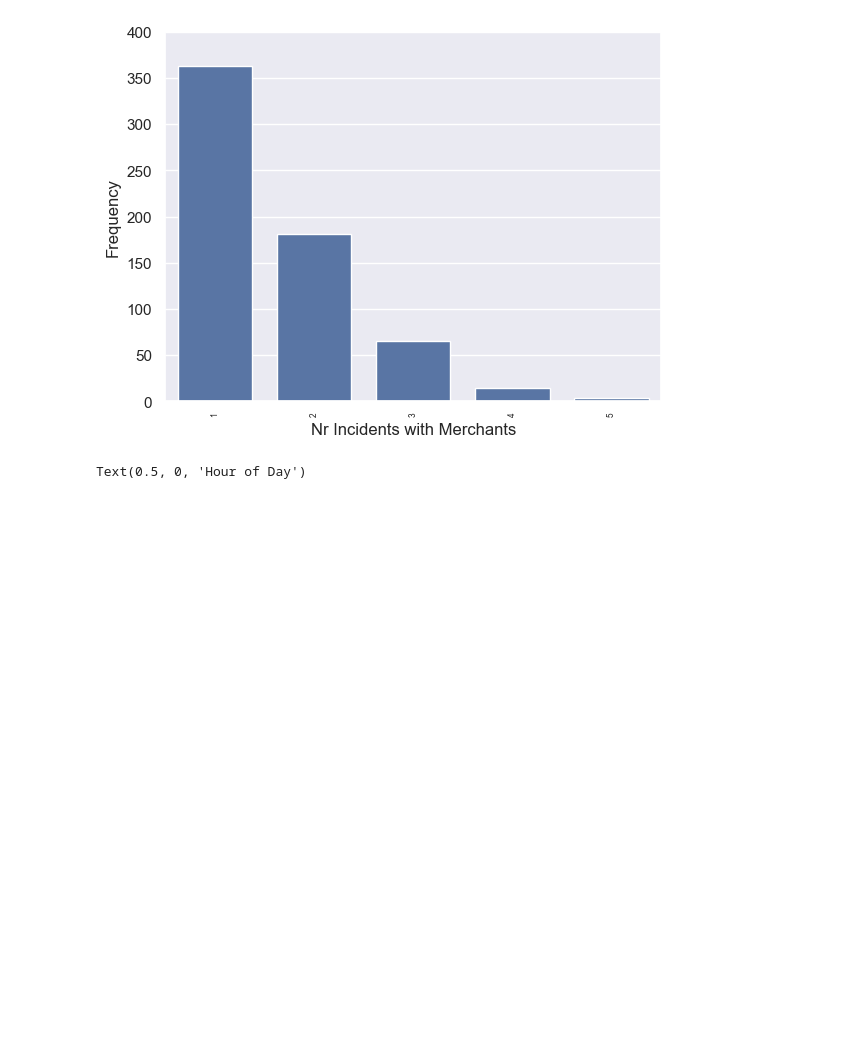
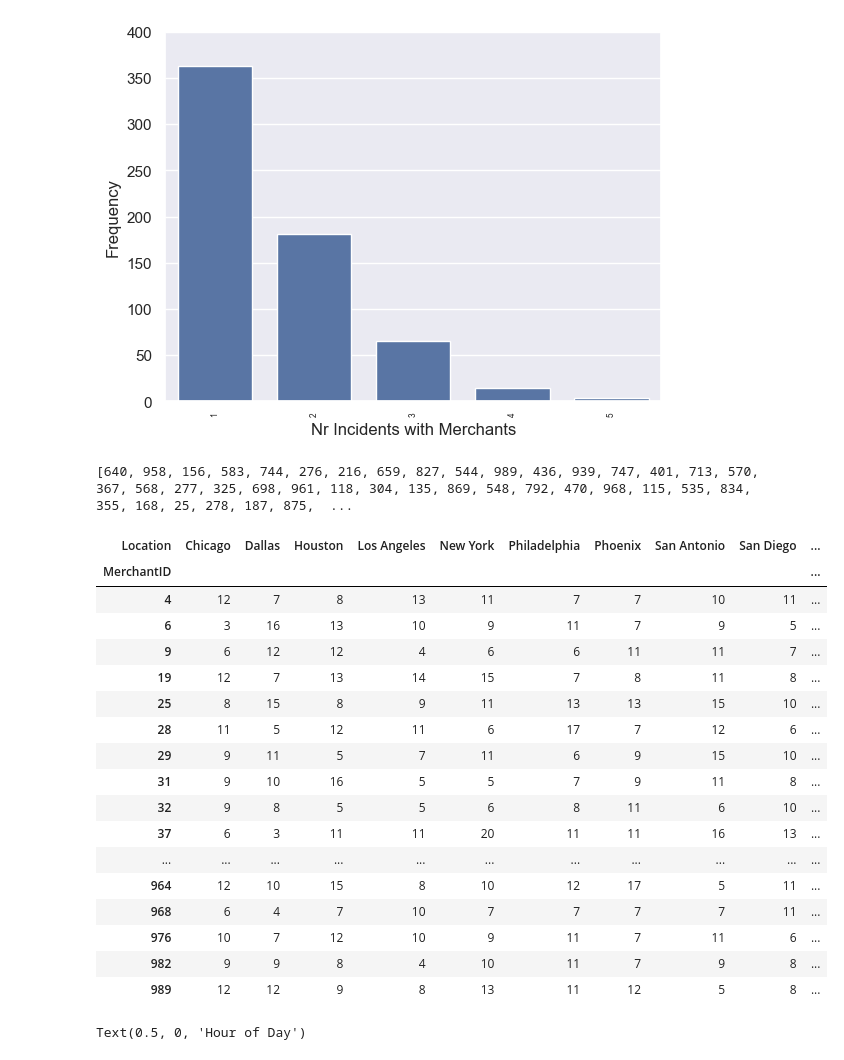
Before and after one commit to dalgurnawi/machine_learning, a Jupyter notebook: fraud_data.ipynb, the cells around one changed output. Saved outputs shown, nothing was run; the diff lists cells and outputs as text; code cells hidden in the pictures; blank space fills up the shorter version.

```diff
--- a/fraud_data.ipynb
+++ b/fraud_data.ipynb
@@ -421,6 +423,47 @@ loc_plot.set_xlabel("Nr Incidents with Merchants", fontsize=12)  # Use a reasona
 # %% [output]
 Text(0.5, 0, 'Nr Incidents with Merchants')
 [figure]
+# %%
+pd.set_option('display.max_rows', 1000)
+# Step 1: Filter to only fraud cases
+fraud_df = df[df['IsFraud'] == 1]
+
+# Step 2: Count fraud cases per merchant
+fraud_counts = fraud_df['MerchantID'].value_counts()
+#print(fraud_counts)
+# Step 3: Filter to merchants with more than one fraud case
+merchants_with_multiple_frauds = fraud_counts[fraud_counts > 1].index
+#print(merchants_with_multiple_frauds)
+fraud_list = merchants_with_multiple_frauds.to_list()
+print(fraud_list)
+# Step 4: Filter original DataFrame for those merchants
+result_df = df[df['MerchantID'].isin(merchants_with_multiple_frauds)]
+
+
+#pd.pivot_table(result_df, index='MerchantID', columns='Location', values='IsFraud', aggfunc='count')
+# %% [output]
+[640, 958, 156, 583, 744, 276, 216, 659, 827, 544, 989, 436, 939, 747, 401, 713, 570, 367, 568, 277, 325, 698, 961, 118, 304, 135, 869, 548, 792, 470, 968, 115, 535, 834, 355, 168, 25, 278, 187, 875,  ...
+# %%
+pd.pivot_table(df[df['MerchantID'].isin(fraud_list)], index='MerchantID', columns='Location', values='IsFraud', aggfunc='count')
+# %% [output]
+| Location | Chicago | Dallas | Houston | Los Angeles | New York | Philadelphia | Phoenix | San Antonio | San Diego | ... |
+| MerchantID |  |  |  |  |  |  |  |  |  | ... |
+| 4 | 12 | 7 | 8 | 13 | 11 | 7 | 7 | 10 | 11 | ... |
+| 6 | 3 | 16 | 13 | 10 | 9 | 11 | 7 | 9 | 5 | ... |
+| 9 | 6 | 12 | 12 | 4 | 6 | 6 | 11 | 11 | 7 | ... |
+| 19 | 12 | 7 | 13 | 14 | 15 | 7 | 8 | 11 | 8 | ... |
+| 25 | 8 | 15 | 8 | 9 | 11 | 13 | 13 | 15 | 10 | ... |
+| 28 | 11 | 5 | 12 | 11 | 6 | 17 | 7 | 12 | 6 | ... |
+| 29 | 9 | 11 | 5 | 7 | 11 | 6 | 9 | 15 | 10 | ... |
+| 31 | 9 | 10 | 16 | 5 | 5 | 7 | 9 | 11 | 8 | ... |
+| 32 | 9 | 8 | 5 | 5 | 6 | 8 | 11 | 6 | 10 | ... |
+| 37 | 6 | 3 | 11 | 11 | 20 | 11 | 11 | 16 | 13 | ... |
+| ... | ... | ... | ... | ... | ... | ... | ... | ... | ... | ... |
+| 964 | 12 | 10 | 15 | 8 | 10 | 12 | 17 | 5 | 11 | ... |
+| 968 | 6 | 4 | 7 | 10 | 7 | 7 | 7 | 7 | 11 | ... |
+| 976 | 10 | 7 | 12 | 10 | 9 | 11 | 7 | 11 | 6 | ... |
+| 982 | 9 | 9 | 8 | 4 | 10 | 11 | 7 | 9 | 8 | ... |
+| 989 | 12 | 12 | 9 | 8 | 13 | 11 | 12 | 5 | 8 | ... |
 # %%
 # Create the bar plot
 loc_plot = sn.countplot(x=fraud_df['Hour'], width=0.75)
```
Also changed, not shown: parts of 2 cells of this notebook, 2 other files.
